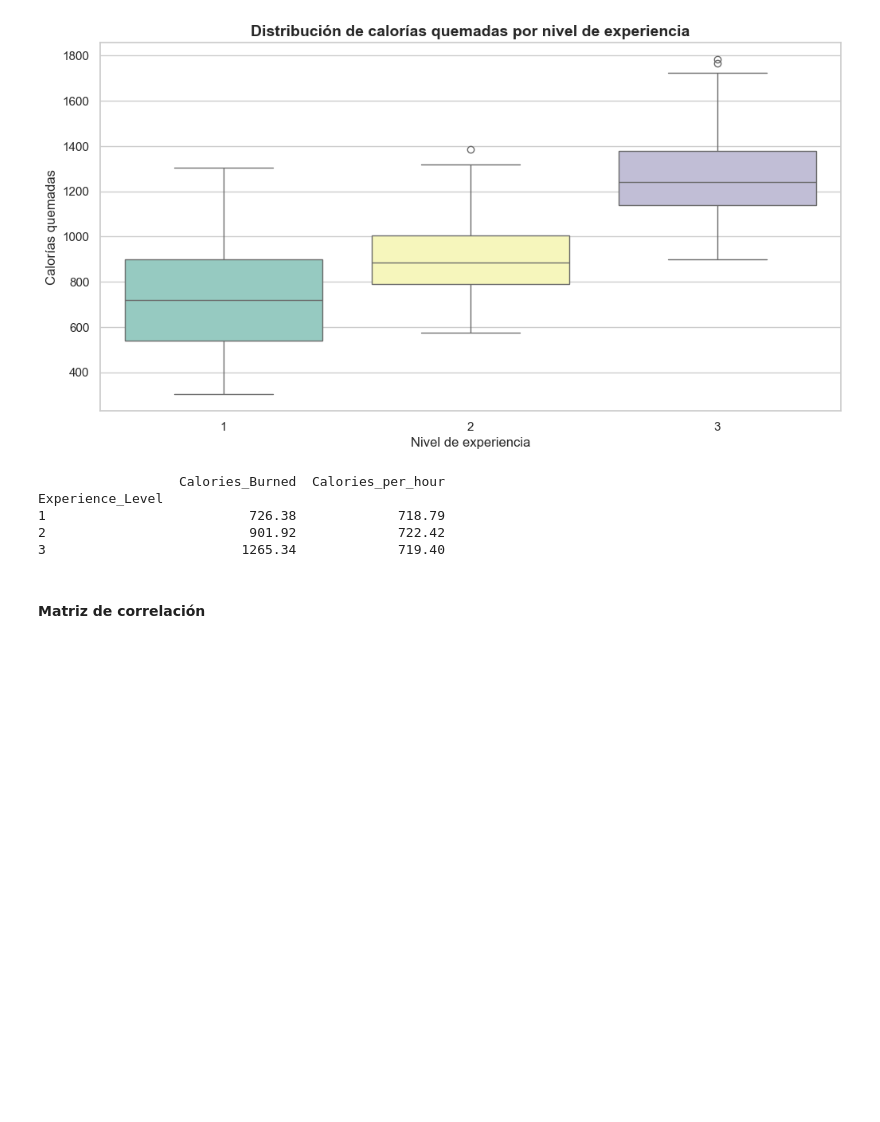
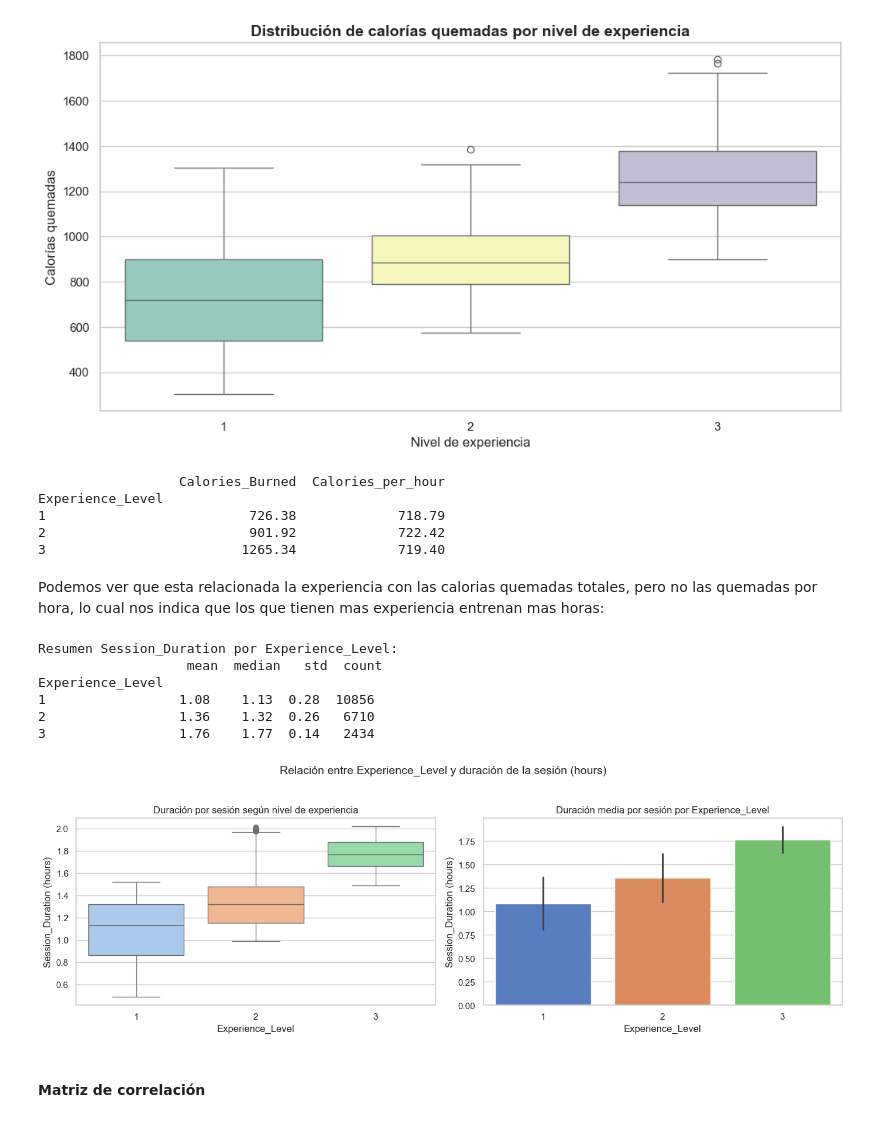
Before and after one commit to albamdls/analisis-exploratorio-dataset-life-style, a Jupyter notebook: notebook.ipynb, the cells around one changed output. Cells and saved outputs as stored; diff of their text form; code cells hidden in the pictures; blank space fills up the shorter version.

```diff
--- a/notebook.ipynb
+++ b/notebook.ipynb
@@ -748,6 +755,44 @@ Experience_Level
 1                          726.38             718.79
 2                          901.92             722.42
 3                         1265.34             719.40
+# %% [markdown]
+Podemos ver que esta relacionada la experiencia con las calorias quemadas totales, pero no las quemadas por hora, lo cual nos indica que los que tienen mas experiencia entrenan mas horas:
+# %%
+if 'Experience_Level' in df.columns:
+    df['Experience_Level'] = pd.Categorical(df['Experience_Level'],
+                                           ordered=True,
+                                           categories=sorted(df['Experience_Level'].unique()))
+
+# Resumen rápido
+summary_dur = df.groupby('Experience_Level')['Session_Duration (hours)'].agg(['mean','median','std','count']).round(2)
+print("Resumen Session_Duration por Experience_Level:\n", summary_dur)
+
+# Gráfica: distribución por sesión + medias
+fig, axes = plt.subplots(1, 2, figsize=(14,5))
+
+# Boxplot + swarm para ver distribución por nivel
+sns.boxplot(data=df, x='Experience_Level', y='Session_Duration (hours)', palette='pastel', ax=axes[0])
+axes[0].set_title('Duración por sesión según nivel de experiencia')
+axes[0].set_xlabel('Experience_Level')
+axes[0].set_ylabel('Session_Duration (hours)')
+
+# Barplot de la media (con desviación estándar)
+sns.barplot(data=df, x='Experience_Level', y='Session_Duration (hours)', estimator='mean', ci='sd', palette='muted', ax=axes[1])
+axes[1].set_title('Duración media por sesión por Experience_Level')
+axes[1].set_xlabel('Experience_Level')
+axes[1].set_ylabel('Session_Duration (hours)')
+
+plt.suptitle('Relación entre Experience_Level y duración de la sesión (hours)', fontsize=14)
+plt.tight_layout(rect=[0, 0.03, 1, 0.95])
+plt.show()
+# %% [output]
+Resumen Session_Duration por Experience_Level:
+                   mean  median   std  count
+Experience_Level
+1                 1.08    1.13  0.28  10856
+2                 1.36    1.32  0.26   6710
+3                 1.76    1.77  0.14   2434
+[figure, added]
 # %% [markdown]
 #### **Matriz de correlación**
 # %% [markdown]
```
Also changed, not shown: parts of 9 cells of this notebook.
